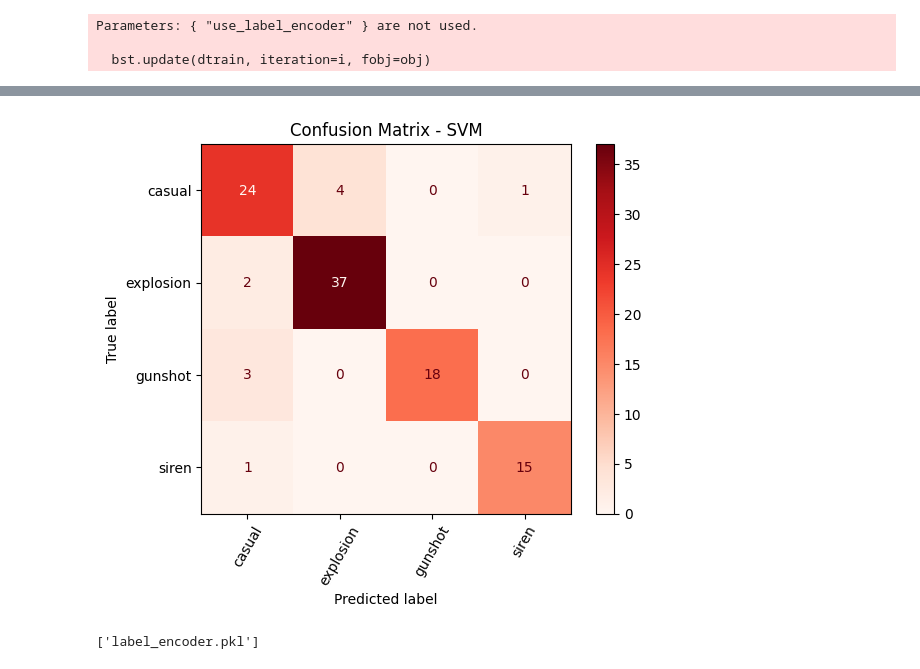
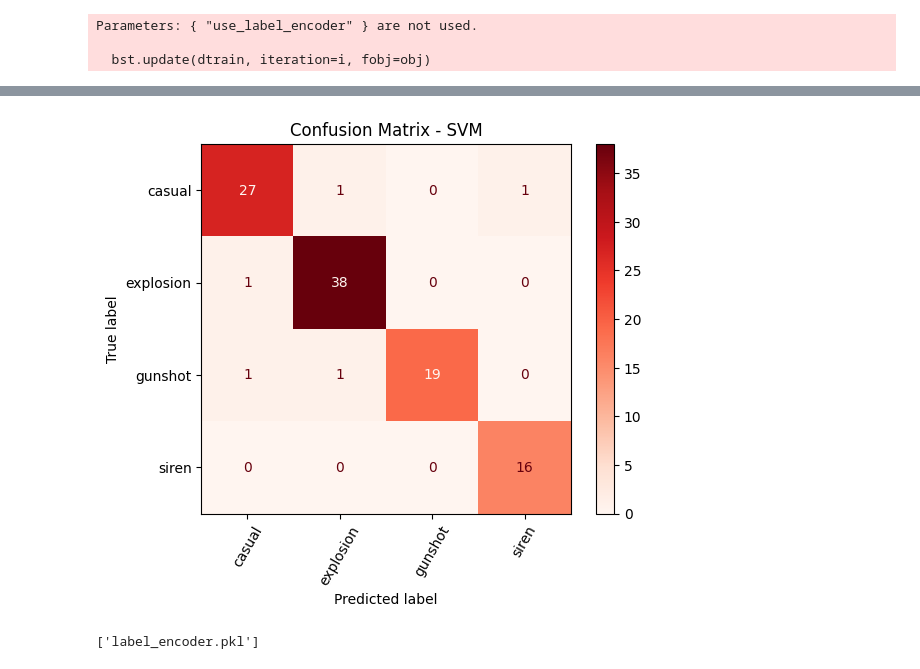
Before and after one commit to Stevens05/SESA, a Jupyter notebook: model/Train_built-in.ipynb, the cells around one changed output, grey strips where cells are left out. Drawn from its saved outputs; the diff is of its cells as text; code cells hidden in the pictures.

Commit message:
model update

```diff
--- a/model/Train_built-in.ipynb
+++ b/model/Train_built-in.ipynb
@@ -48,10 +69,11 @@ def extract_features(file_path):
 # %%
+from tqdm import tqdm
 # Train set
 X_train = []
 y_train = []
 train_path = root_folder + '/' + 'train'
 lof_train = [f for f in listdir(train_path)]
-for file in lof_train:
+for file in tqdm(lof_train):
     if file.lower().endswith('.wav'):
         wav_path = train_path + '/' + file
         #print(f"Processing {file}...")
@@ -90,7 +112,7 @@ X_test = []
 y_test = []
 test_path = root_folder + '/' + 'test'
 lof_test = [f for f in listdir(test_path)]
-for file in lof_test:
+for file in tqdm(lof_test):
     if file.lower().endswith('.wav'):
         wav_path = test_path + '/' + file
         #print(f"Processing {file}...")
@@ -140,7 +228,7 @@ models = {
     "LogisticRegression": LogisticRegression(max_iter=1000, class_weight="balanced"),
     "SVM": SVC(kernel='rbf', probability=True, class_weight="balanced"),
     "KNN": KNeighborsClassifier(n_neighbors=5),
-    "XGBoost": XGBClassifier(use_label_encoder=False, eval_metric='logloss')
+    "XGBoost": XGBClassifier(use_label_encoder=False, n_estimators=300, objective='multi:softmax', eval_metric='mlogloss')
 }
 
 results = {}
@@ -198,16 +286,15 @@ plt.show()
 # %%
-# Confusion matrix on test set
-from sklearn.metrics import ConfusionMatrixDisplay
+# Now we train the best model on the hole train dataset
+best_model = models['SVM'].fit(X_scaled, y_encoded)
 
-best_model = results["SVM"]["model"]
 y_pred = best_model.predict(X_test)
 
 ConfusionMatrixDisplay.from_predictions(y_test, y_pred, display_labels=label_names, cmap='Reds')
 plt.title("Confusion Matrix - SVM")
 plt.xticks(rotation=60)
 plt.show()
 # %% [output]
-[figure, old version]
+[figure, new version]
 # %%
 joblib.dump(best_model, "best_multiclass_model.pkl")
 joblib.dump(scaler, "scaler.pkl")
```
Also changed, not shown: parts of 8 cells of this notebook, 2 other files.
